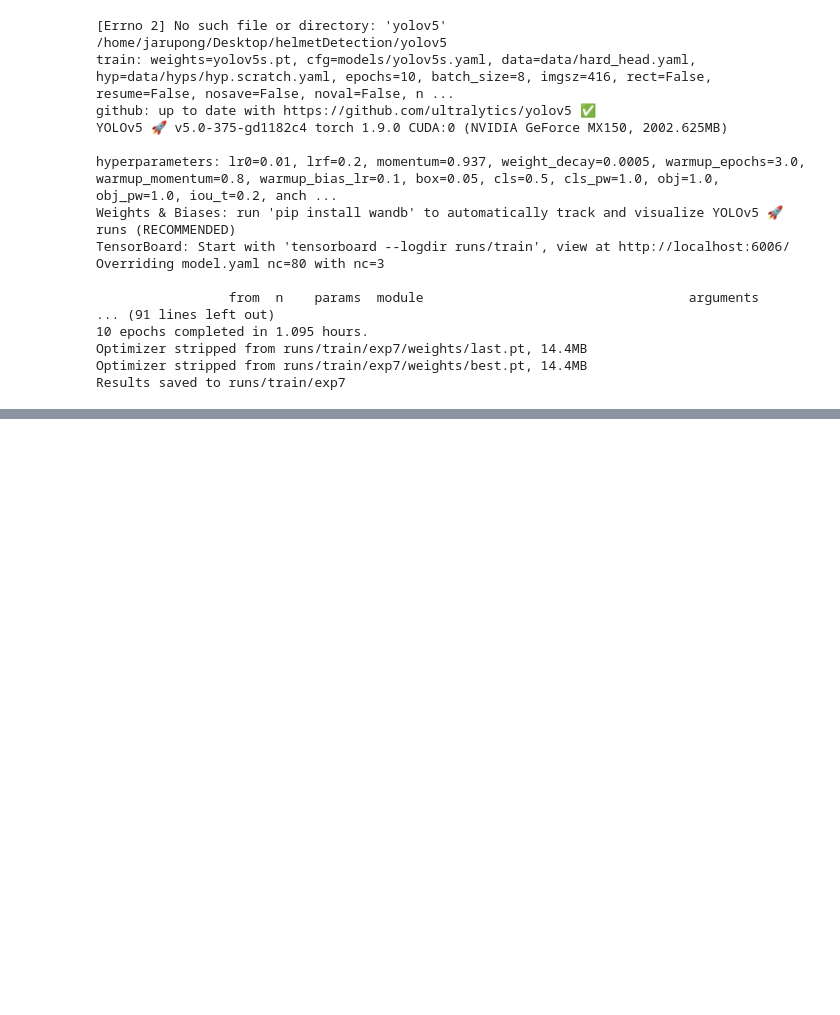
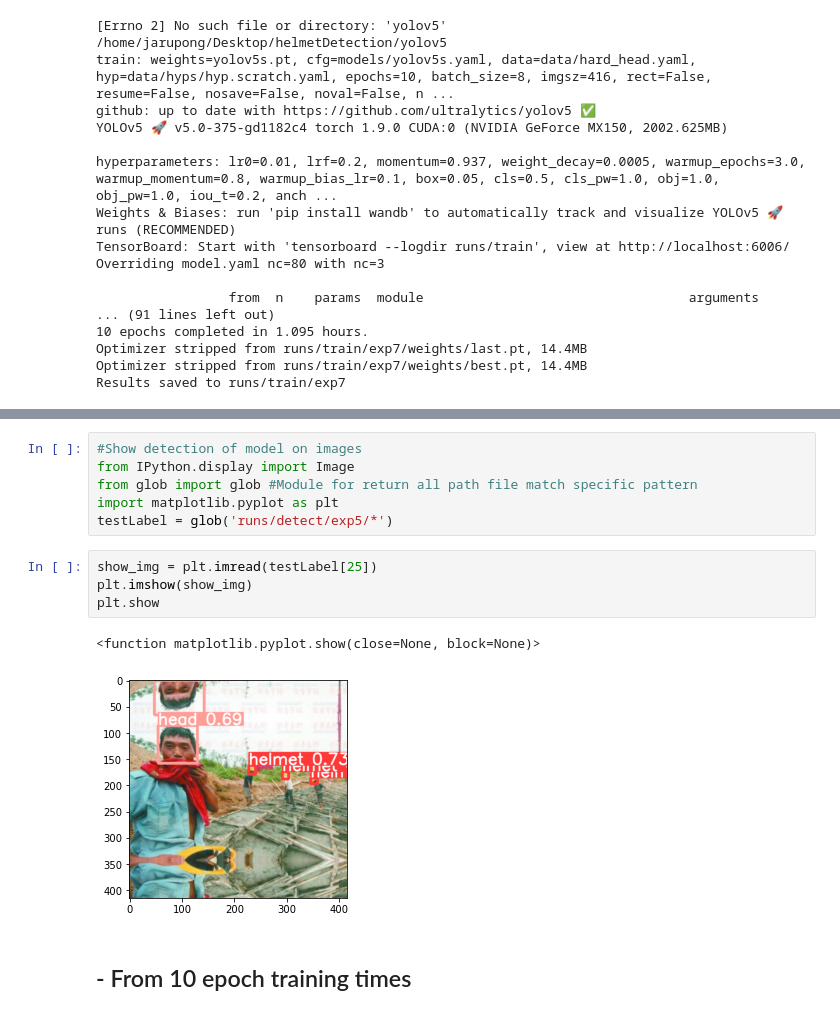
Before and after one commit to JarupongOfficial/helmetDetection, a Jupyter notebook: trainModel.ipynb, the cells around one changed output, grey strips where cells are left out. Cells and saved outputs as stored; diff of their text form; blank space fills up the shorter version.

Commit message:
5th Commit: Evaluate trained models with test dataset and Compare on difference number of epoch effect to models performance

```diff
--- a/trainModel.ipynb
+++ b/trainModel.ipynb
@@ -242,0 +271,15 @@ Results saved to runs/train/exp7
+# %%
+#Show detection of model on images
+from IPython.display import Image
+from glob import glob #Module for return all path file match specific pattern
+import matplotlib.pyplot as plt
+testLabel = glob('runs/detect/exp5/*')
+# %%
+show_img = plt.imread(testLabel[25])
+plt.imshow(show_img)
+plt.show
+# %% [output]
+<function matplotlib.pyplot.show(close=None, block=None)>
+[figure, added]
+# %% [markdown]
+## - From 10 epoch training times
```
Also changed, not shown: parts of 6 cells of this notebook.
